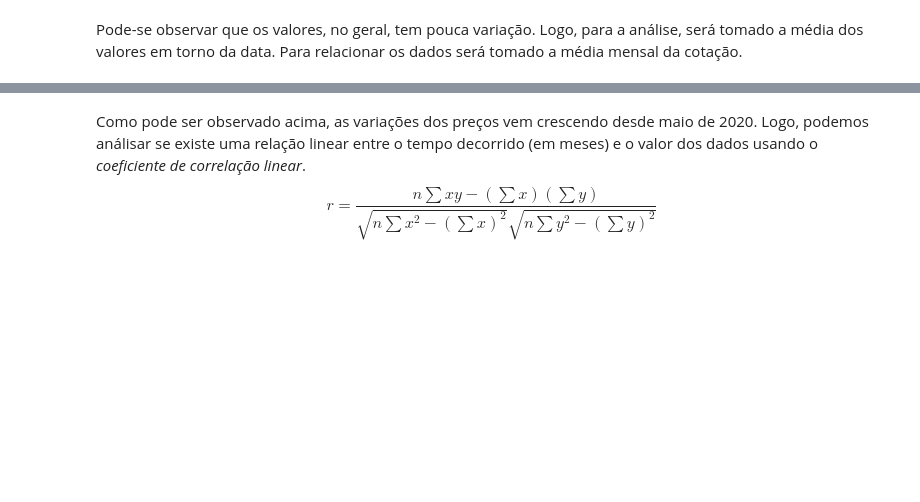
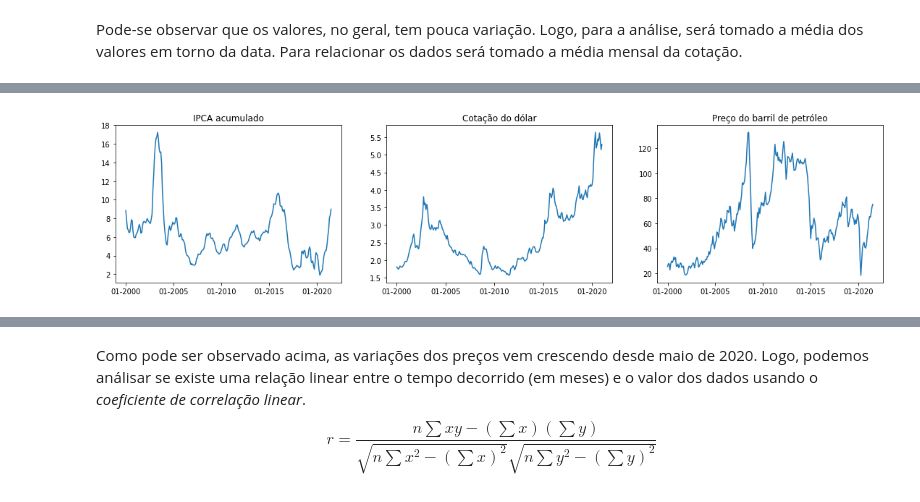
Before and after one commit to JairoSSantos/BR-infla-analise, a Jupyter notebook: analise.ipynb, the cells around one changed output, grey strips where cells are left out. Cells and saved outputs as stored; diff of their text form; code cells hidden in the pictures; blank space fills up the shorter version.

Commit message:
adicionado mais dados e analisado relação entre as variaveis
 - adicionado dados sobre o preço do petróleo
- observado relação entre as variáveis

```diff
--- a/analise.ipynb
+++ b/analise.ipynb
@@ -16,7 +17,7 @@ from datetime import datetime
 import matplotlib.pyplot as plt
 
 path = 'dados'
-filename = {'ipca mensal':'IPCA - Variação mensal', 'ipca acumulado':'IPCA - Variação acumulada em 12 meses', 'dolar':'Cotação do Dólar'}
+filename = {'ipca mensal':'IPCA - Variação mensal', 'ipca acumulado':'IPCA - Variação acumulada em 12 meses', 'dolar':'Cotação do Dólar', 'oil':'RBRTEm'}
 # %% [markdown]
 #### Tratamento do arquivo original para um arquivo csv (executado apenas uma vez):
 # %%
@@ -101,0 +131,19 @@ Wall time: 13.9 s
+# %%
+def month_range(month_i=None, month_f=None, step=1):
+    '''
+    Pegar índices a partir da data.
+
+    Args:
+        month_i: string; data inicial.
+        month_f: string; data final.
+        step: int; período de diferença entre os meses.
+
+    Return: list[ list[x], list[xt] ], onde 'x' são os índices e 'xt' as respectivas datas.
+    '''
+    if not month_i: month_f = month[-1]; month_i = month[0]
+    elif not month_f: month_f = month_i; month_f = month[-1]
+    x, xt = [], []
+    for t in range(month.index(month_i), month.index(month_f)+1, step):
+        x.append(t)
+        xt.append(month[t])
+    return x, xt
@@ -102,5 +162,22 @@ Wall time: 13.9 s
 # %%
-fig, axs = plt.subplots(1, 2, figsize=(15,4))
-axs[0].plot(cot_data)
-axs[1].plot(range(200, len(cot_data)), cot_data[200:])
+fis, axs = plt.subplots(1, 3, figsize=(19, 4))
+x, xt = month_range('01-2000', step=12*5)
+
+axs[0].plot(range(x[0], len(month)), ipca_acum[x[0]:])
+axs[0].title.set_text('IPCA acumulado')
+axs[0].set_xticks(x, minor=False)
+axs[0].set_xticklabels(xt, minor=False)
+
+axs[1].plot(range(x[0], len(month)), cot_dolar[x[0]:])
+axs[1].title.set_text('Cotação do dólar')
+axs[1].set_xticks(x, minor=False)
+axs[1].set_xticklabels(xt, minor=False)
+
+axs[2].plot(range(x[0], len(month)), oil_price[x[0]:])
+axs[2].title.set_text('Preço do barril de petróleo')
+axs[2].set_xticks(x, minor=False)
+axs[2].set_xticklabels(xt, minor=False)
+
 plt.show()
+# %% [output]
+[figure, added]
```
Also changed, not shown: parts of 22 cells of this notebook, 2 other files.
